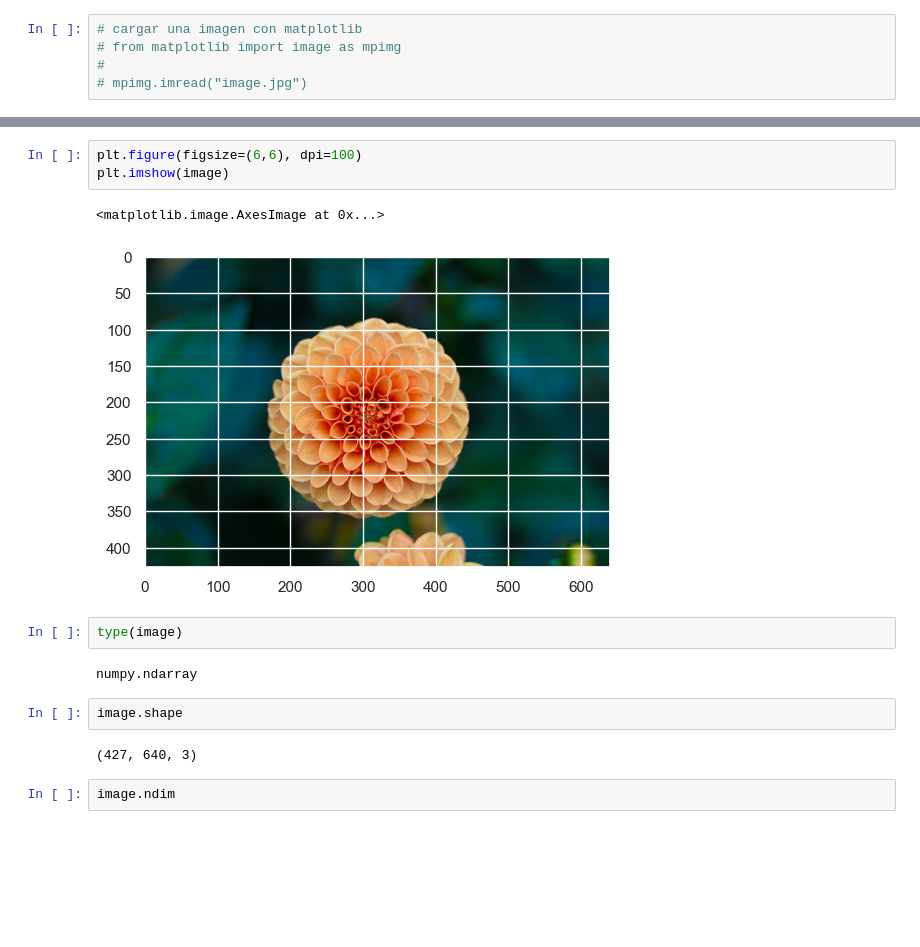
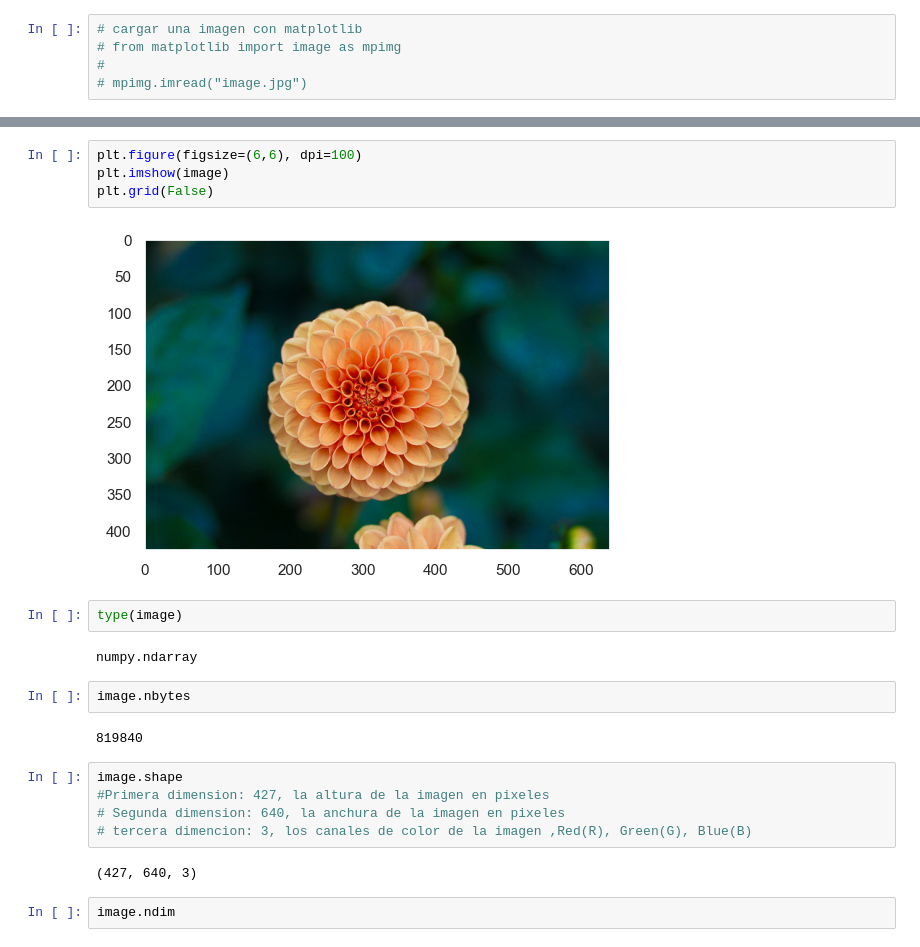
Before and after one commit to Edumacassi/curso_analisis_datos-main, a Jupyter notebook: m6-ml/6.clustering/3. No supervisado Clustering Kmeans img.ipynb, the cells around one changed output, grey strips where cells are left out. Cells and saved outputs as stored; diff of their text form; blank space fills up the shorter version.

Commit message:
commit de primer descanso

```diff
--- a/m6-ml/6.clustering/3. No supervisado Clustering Kmeans img.ipynb
+++ b/m6-ml/6.clustering/3. No supervisado Clustering Kmeans img.ipynb
@@ -39,17 +42,24 @@ array([[[ 2, 19, 13],
 # %%
 plt.figure(figsize=(6,6), dpi=100)
 plt.imshow(image)
+plt.grid(False)
 # %% [output]
-<matplotlib.image.AxesImage at 0x...>
-[figure, old version]
+[figure, new version]
 # %%
 type(image)
 # %% [output]
 numpy.ndarray
 # %%
-image.shape
+image.nbytes
 # %% [output]
-(427, 640, 3)
+819840
+# %%
+image.shape
+#Primera dimension: 427, la altura de la imagen en pixeles
+# Segunda dimension: 640, la anchura de la imagen en pixeles
+# tercera dimencion: 3, los canales de color de la imagen ,Red(R), Green(G), Blue(B)
+# %% [output]
+(427, 640, 3)
 # %%
 image.ndim
 # %% [output]
```
Also changed, not shown: parts of 3 cells of this notebook, 1 other file.
